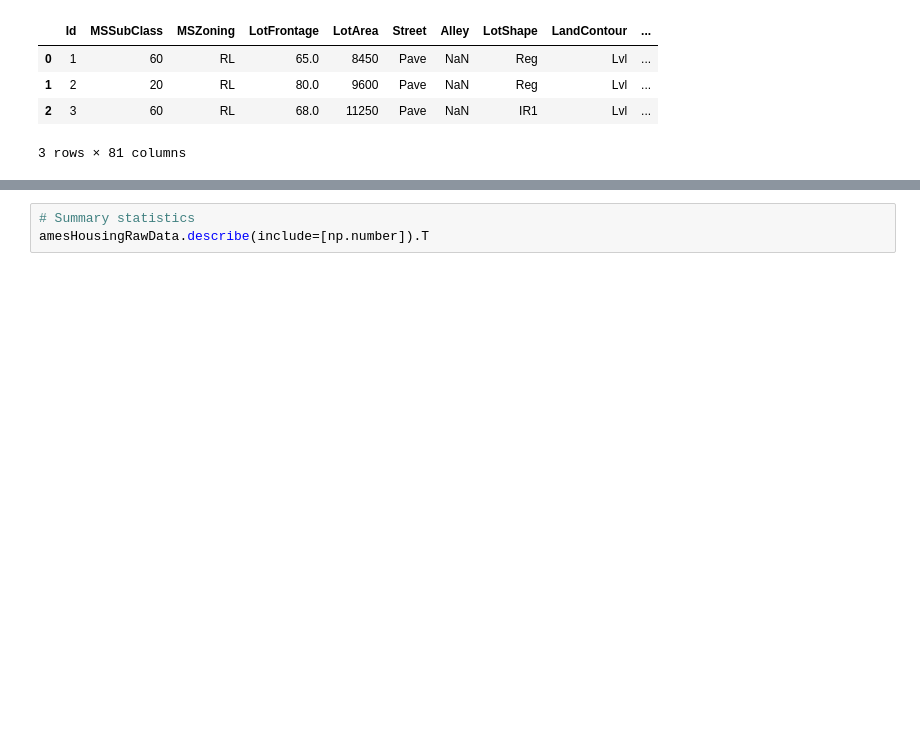
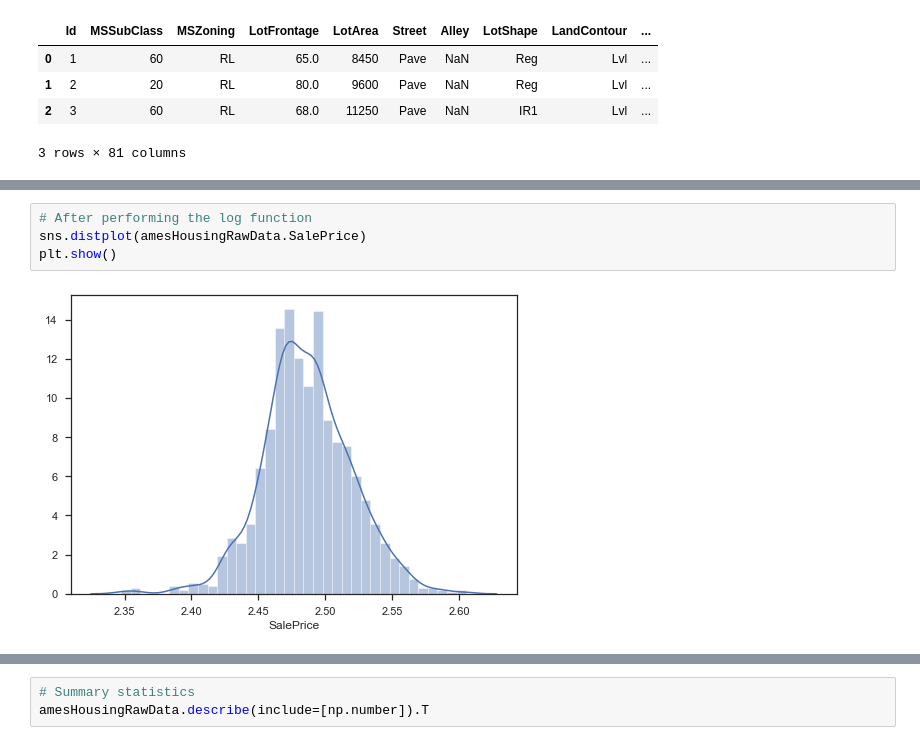
Before and after one commit to Yagniksojitra/Notebooks, a Jupyter notebook: Housing Prices Competition for Kaggle Learn Users/Housing Price Competition.ipynb, the cells around one changed output, grey strips where cells are left out. Saved outputs shown, nothing was run; the diff lists cells and outputs as text; blank space fills up the shorter version.

```diff
--- a/Housing Prices Competition for Kaggle Learn Users/Housing Price Competition.ipynb
+++ b/Housing Prices Competition for Kaggle Learn Users/Housing Price Competition.ipynb
@@ -33,0 +80,6 @@ amesHousingRawData.shape
+# %%
+# After performing the log function
+sns.distplot(amesHousingRawData.SalePrice)
+plt.show()
+# %% [output]
+[figure, added]
```
Also changed, not shown: parts of 29 cells of this notebook, 5 other files.
